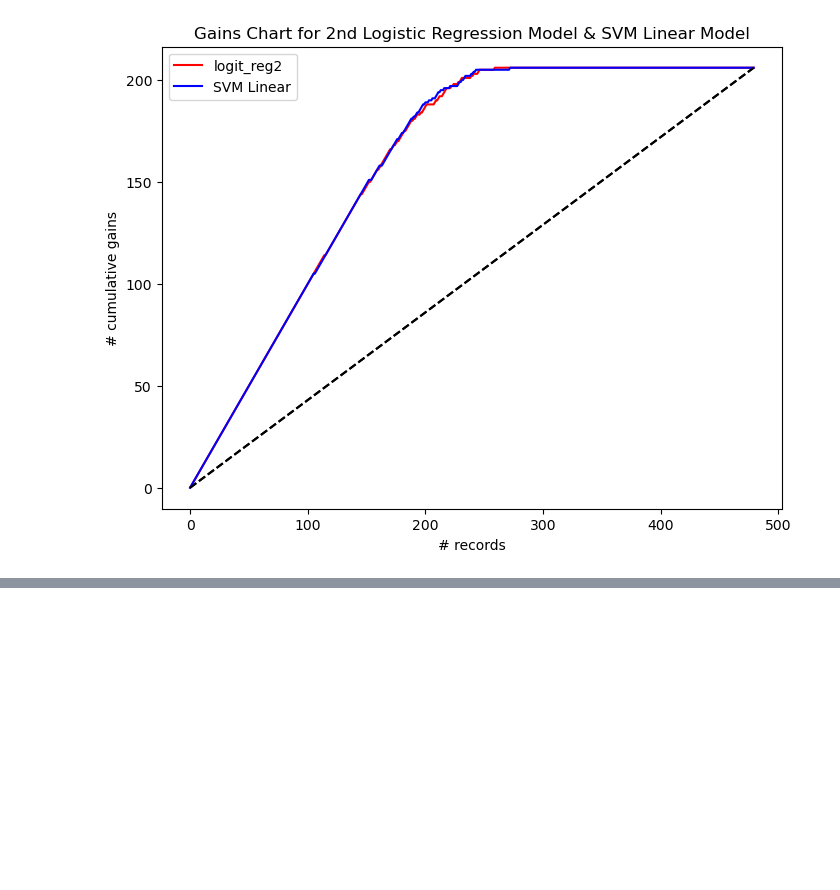
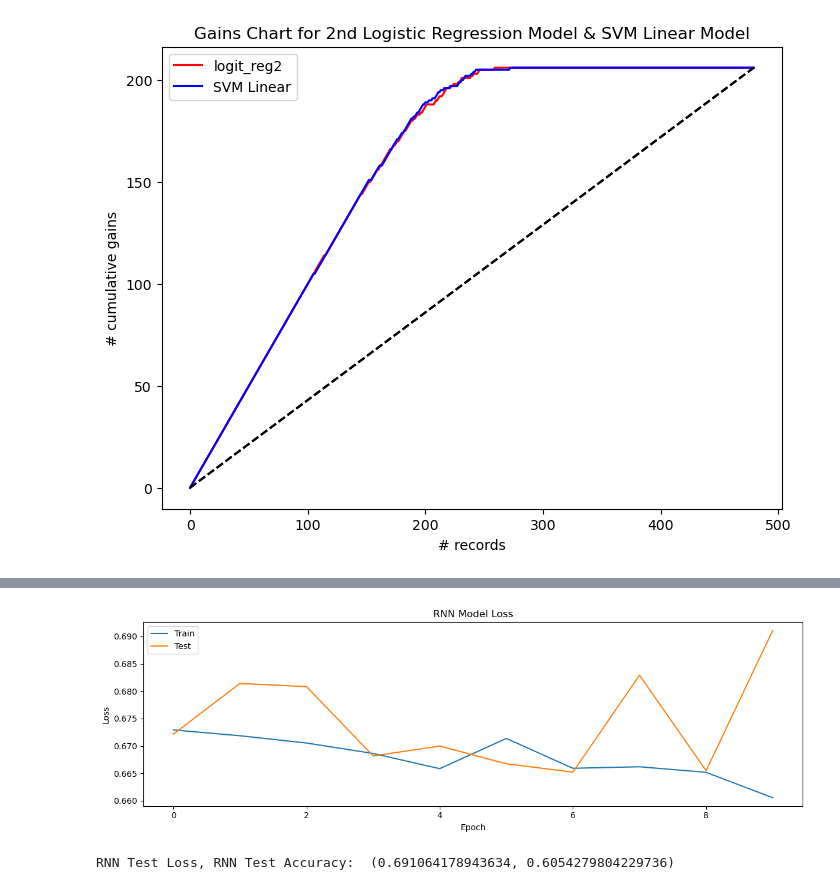
Before and after one commit to kmattingly8/ANA500.v2, a Jupyter notebook: ANA500 Project.ipynb, the cells around one changed output, grey strips where cells are left out. Drawn from its saved outputs; the diff is of its cells as text; code cells hidden in the pictures; blank space fills up the shorter version.

```diff
--- a/ANA500 Project.ipynb
+++ b/ANA500 Project.ipynb
@@ -1509,0 +1578,12 @@ Text(0.5, 1.0, 'Gains Chart for 2nd Logistic Regression Model & SVM Linear Model
+# %%
+# Plot RNN Model Loss for Training Set vs. Test Set
+plt.figure(figsize=(12,4))
+plt.plot(history_RNN.history['loss'])
+plt.plot(history_RNN.history['val_loss'])
+plt.title('RNN Model Loss')
+plt.ylabel('Loss')
+plt.xlabel('Epoch')
+plt.legend(['Train', 'Test'], loc='upper left')
+plt.tight_layout()
+# %% [output]
+[figure, added]
@@ -1509,0 +1594,5 @@ Text(0.5, 1.0, 'Gains Chart for 2nd Logistic Regression Model & SVM Linear Model
+# %%
+# Find exact final test loss and accuracy scores for RNN model
+print('RNN Test Loss, RNN Test Accuracy: ', model_evaluation(RNN_model, x_test_scaled, y_test))
+# %% [output]
+RNN Test Loss, RNN Test Accuracy:  (0.691064178943634, 0.6054279804229736)
```
Also changed, not shown: parts of 25 cells of this notebook.
